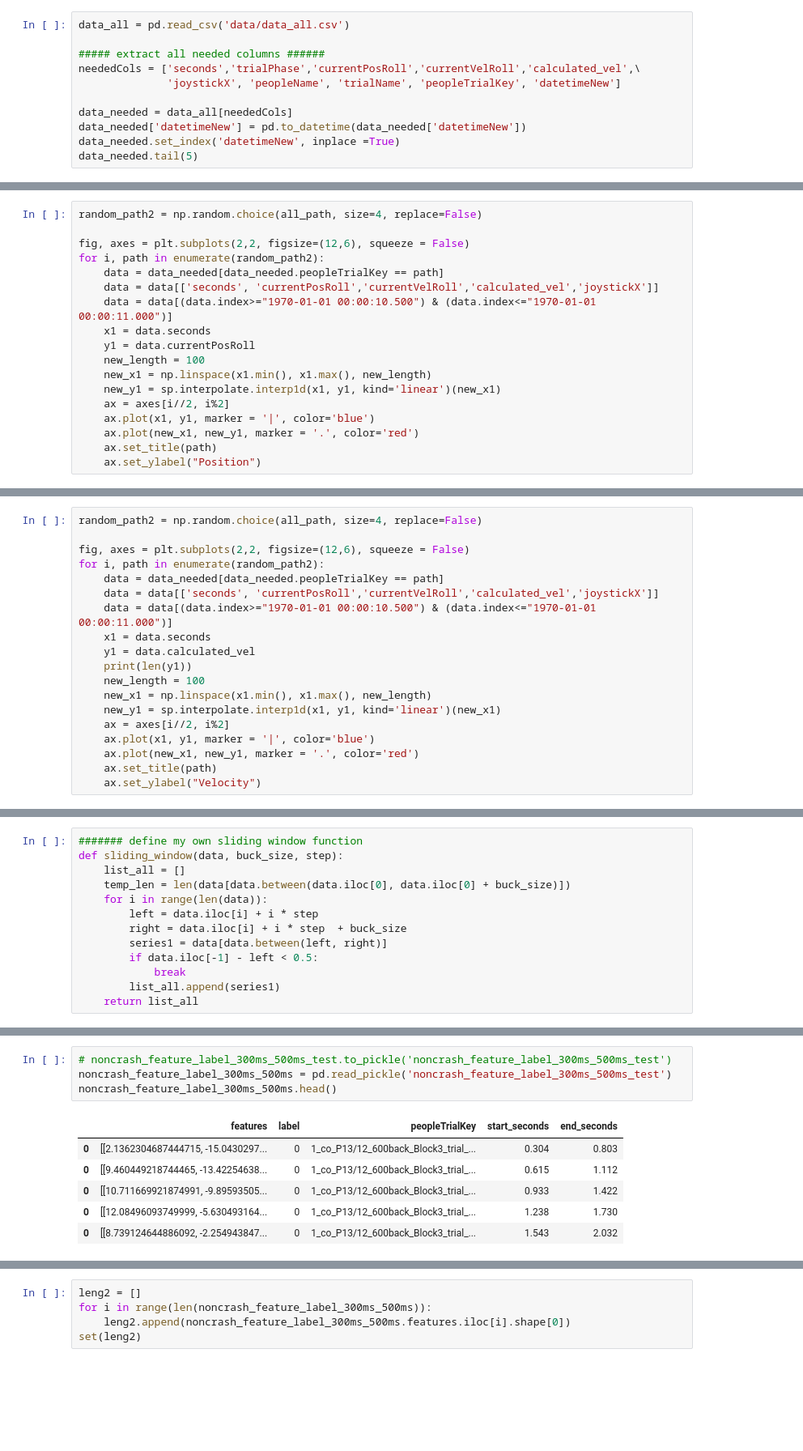
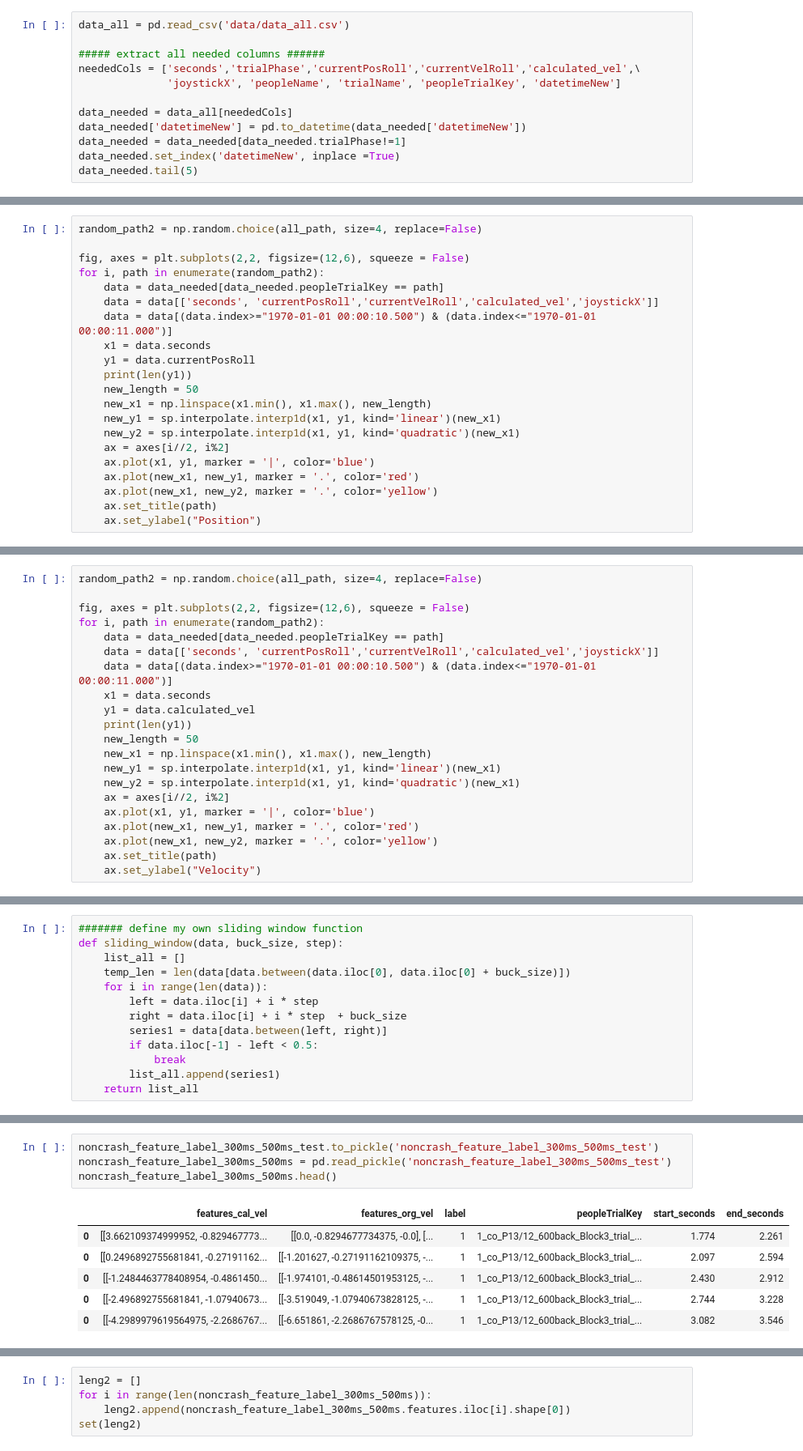
Before and after one commit to yonglin-wang/spacecraft-crash-predictor, a Jupyter notebook: Codes/data .ipynb, the cells around one changed output, grey strips where cells are left out. Shown at 81% size. Saved outputs shown, nothing was run; the diff lists cells and outputs as text; blank space fills up the shorter version.

```diff
--- a/Codes/data .ipynb
+++ b/Codes/data .ipynb
@@ -107,6 +107,7 @@ neededCols = ['seconds','trialPhase','currentPosRoll','currentVelRoll','calculat
 
 data_needed = data_all[neededCols]
 data_needed['datetimeNew'] = pd.to_datetime(data_needed['datetimeNew'])
+data_needed = data_needed[data_needed.trialPhase!=1]
 data_needed.set_index('datetimeNew', inplace =True)
 data_needed.tail(5)
 # %% [output]
@@ -363,12 +375,15 @@ for i, path in enumerate(random_path2):
     data = data[(data.index>="1970-01-01 00:00:10.500") & (data.index<="1970-01-01 00:00:11.000")]
     x1 = data.seconds
     y1 = data.currentPosRoll
-    new_length = 100
+    print(len(y1))
+    new_length = 50
     new_x1 = np.linspace(x1.min(), x1.max(), new_length)
     new_y1 = sp.interpolate.interp1d(x1, y1, kind='linear')(new_x1)
+    new_y2 = sp.interpolate.interp1d(x1, y1, kind='quadratic')(new_x1)
     ax = axes[i//2, i%2]
     ax.plot(x1, y1, marker = '|', color='blue')
     ax.plot(new_x1, new_y1, marker = '.', color='red')
+    ax.plot(new_x1, new_y2, marker = '.', color='yellow')
     ax.set_title(path)
     ax.set_ylabel("Position")
 # %% [output]
@@ -384,12 +403,14 @@ for i, path in enumerate(random_path2):
     x1 = data.seconds
     y1 = data.calculated_vel
     print(len(y1))
-    new_length = 100
+    new_length = 50
     new_x1 = np.linspace(x1.min(), x1.max(), new_length)
     new_y1 = sp.interpolate.interp1d(x1, y1, kind='linear')(new_x1)
+    new_y2 = sp.interpolate.interp1d(x1, y1, kind='quadratic')(new_x1)
     ax = axes[i//2, i%2]
     ax.plot(x1, y1, marker = '|', color='blue')
     ax.plot(new_x1, new_y1, marker = '.', color='red')
+    ax.plot(new_x1, new_y2, marker = '.', color='yellow')
     ax.set_title(path)
     ax.set_ylabel("Velocity")
 # %% [output]
@@ -654,14 +683,14 @@ def sliding_window(data, buck_size, step):
 # %%
-# noncrash_feature_label_300ms_500ms_test.to_pickle('noncrash_feature_label_300ms_500ms_test')
+noncrash_feature_label_300ms_500ms_test.to_pickle('noncrash_feature_label_300ms_500ms_test')
 noncrash_feature_label_300ms_500ms = pd.read_pickle('noncrash_feature_label_300ms_500ms_test')
 noncrash_feature_label_300ms_500ms.head()
 # %% [output]
-|  | features | label | peopleTrialKey | start_seconds | end_seconds |
-| 0 | [[2.1362304687444715, -15.0430297... | 0 | 1_co_P13/12_600back_Block3_trial_... | 0.304 | 0.803 |
-| 0 | [[9.460449218744465, -13.42254638... | 0 | 1_co_P13/12_600back_Block3_trial_... | 0.615 | 1.112 |
-| 0 | [[10.711669921874991, -9.89593505... | 0 | 1_co_P13/12_600back_Block3_trial_... | 0.933 | 1.422 |
-| 0 | [[12.08496093749999, -5.630493164... | 0 | 1_co_P13/12_600back_Block3_trial_... | 1.238 | 1.730 |
-| 0 | [[8.739124644886092, -2.254943847... | 0 | 1_co_P13/12_600back_Block3_trial_... | 1.543 | 2.032 |
+|  | features_cal_vel | features_org_vel | label | peopleTrialKey | start_seconds | end_seconds |
+| 0 | [[3.662109374999952, -0.829467773... | [[0.0, -0.8294677734375, -0.0], [... | 1 | 1_co_P13/12_600back_Block3_trial_... | 1.774 | 2.261 |
+| 0 | [[0.2496892755681841, -0.27191162... | [[-1.201627, -0.27191162109375, -... | 1 | 1_co_P13/12_600back_Block3_trial_... | 2.097 | 2.594 |
+| 0 | [[-1.2484463778408954, -0.4861450... | [[-1.974101, -0.48614501953125, -... | 1 | 1_co_P13/12_600back_Block3_trial_... | 2.430 | 2.912 |
+| 0 | [[-2.496892755681841, -1.07940673... | [[-3.519049, -1.07940673828125, -... | 1 | 1_co_P13/12_600back_Block3_trial_... | 2.744 | 3.228 |
+| 0 | [[-4.2989979619564975, -2.2686767... | [[-6.651861, -2.2686767578125, -0... | 1 | 1_co_P13/12_600back_Block3_trial_... | 3.082 | 3.546 |
 # %%
 len(noncrash_feature_label_300ms_500ms)
 # %% [output]
```
Also changed, not shown: parts of 26 cells of this notebook.
